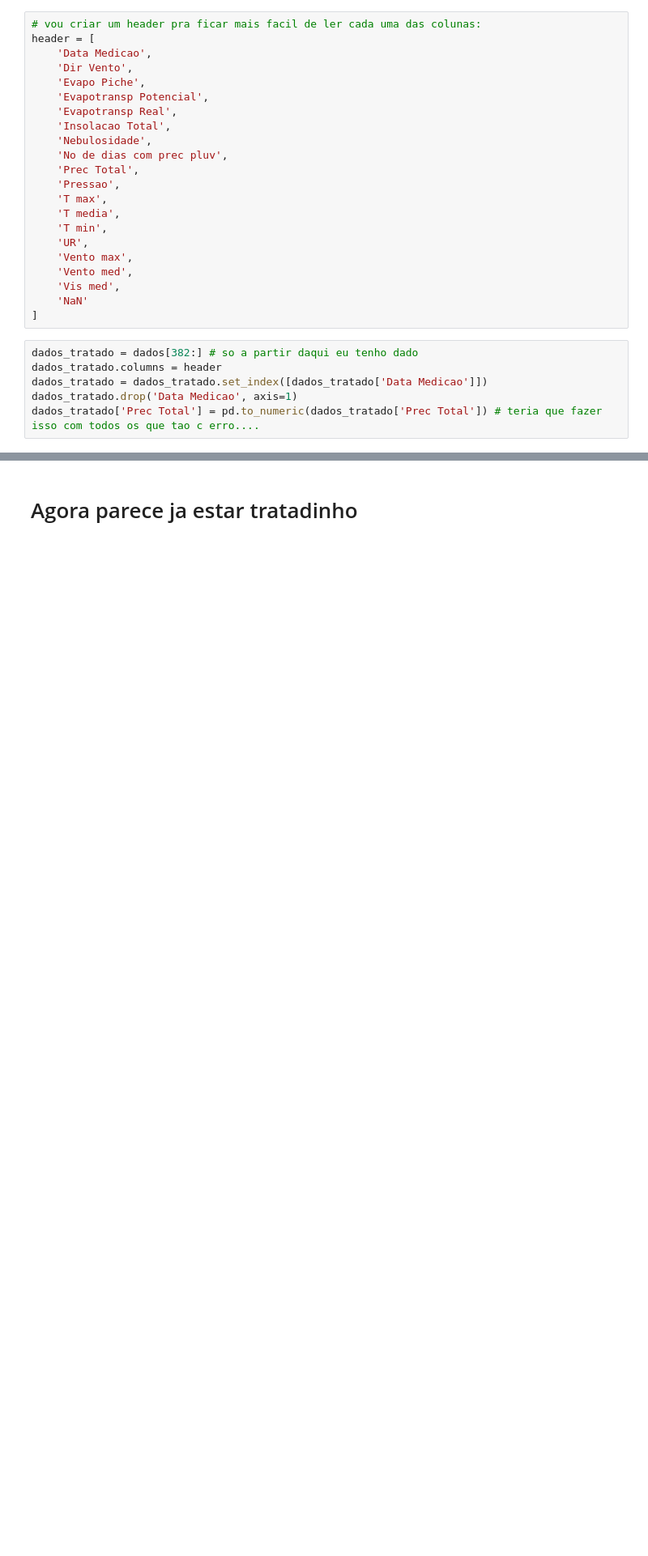
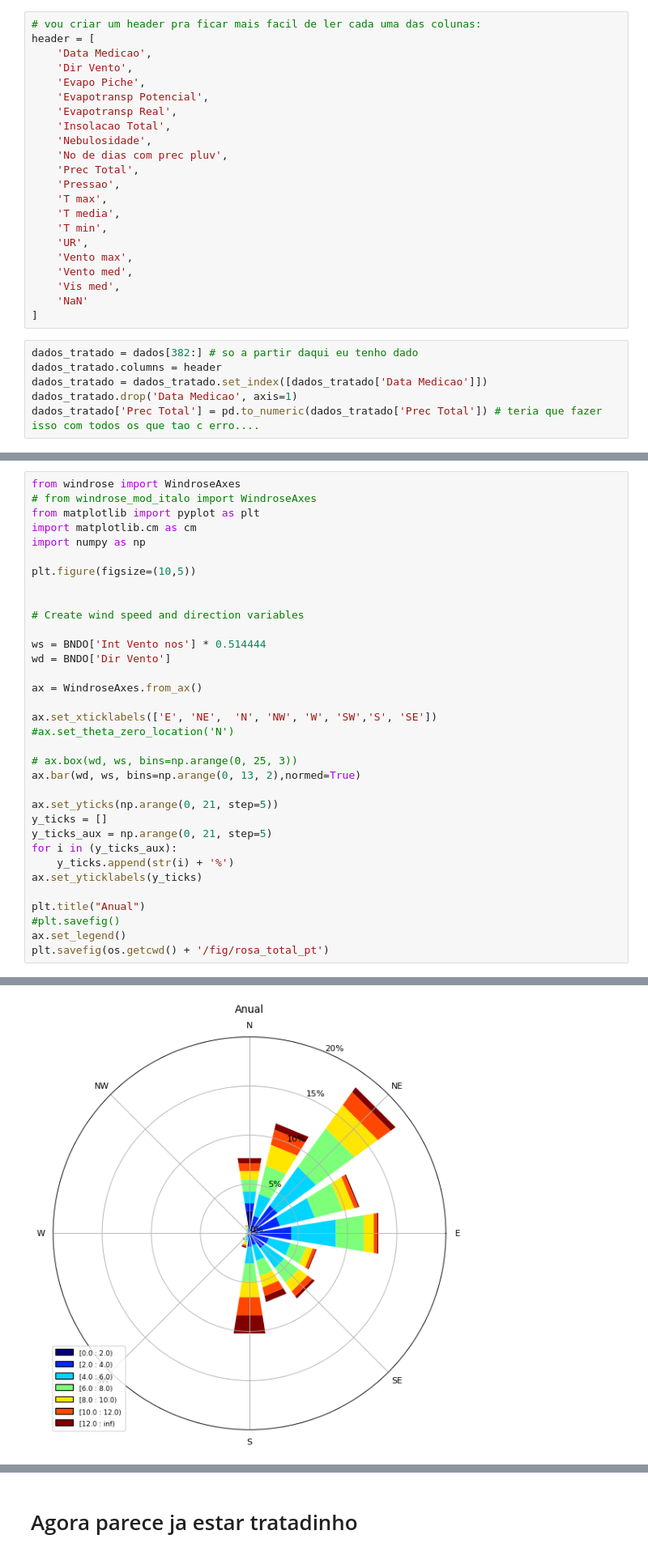
Before and after one commit to BrenoSCabral/projeto_caique, a Jupyter notebook: projeto_caique.ipynb, the cells around one changed output, grey strips where cells are left out. Shown at 81% size. Saved outputs shown, nothing was run; the diff lists cells and outputs as text; blank space fills up the shorter version.

Commit message:
adding organized plots

```diff
--- a/projeto_caique.ipynb
+++ b/projeto_caique.ipynb
@@ -197,0 +236,35 @@ plt.savefig(os.getcwd() + '/fig/rosa_total' + str(i))
+# %%
+from windrose import WindroseAxes
+# from windrose_mod_italo import WindroseAxes
+from matplotlib import pyplot as plt
+import matplotlib.cm as cm
+import numpy as np
+
+plt.figure(figsize=(10,5))
+
+
+# Create wind speed and direction variables
+
+ws = BNDO['Int Vento nos'] * 0.514444
+wd = BNDO['Dir Vento']
+
+ax = WindroseAxes.from_ax()
+
+ax.set_xticklabels(['E', 'NE',  'N', 'NW', 'W', 'SW','S', 'SE'])
+#ax.set_theta_zero_location('N')
+
+# ax.box(wd, ws, bins=np.arange(0, 25, 3))
+ax.bar(wd, ws, bins=np.arange(0, 13, 2),normed=True)
+
+ax.set_yticks(np.arange(0, 21, step=5))
+y_ticks = []
+y_ticks_aux = np.arange(0, 21, step=5)
+for i in (y_ticks_aux):
+    y_ticks.append(str(i) + '%')
+ax.set_yticklabels(y_ticks)
+
+plt.title("Anual")
+#plt.savefig()
+ax.set_legend()
+plt.savefig(os.getcwd() + '/fig/rosa_total_pt')
+# %% [output]
@@ -197,0 +272 @@ plt.savefig(os.getcwd() + '/fig/rosa_total' + str(i))
+[figure, added]
```
Also changed, not shown: parts of 18 cells of this notebook, 28 other files.
